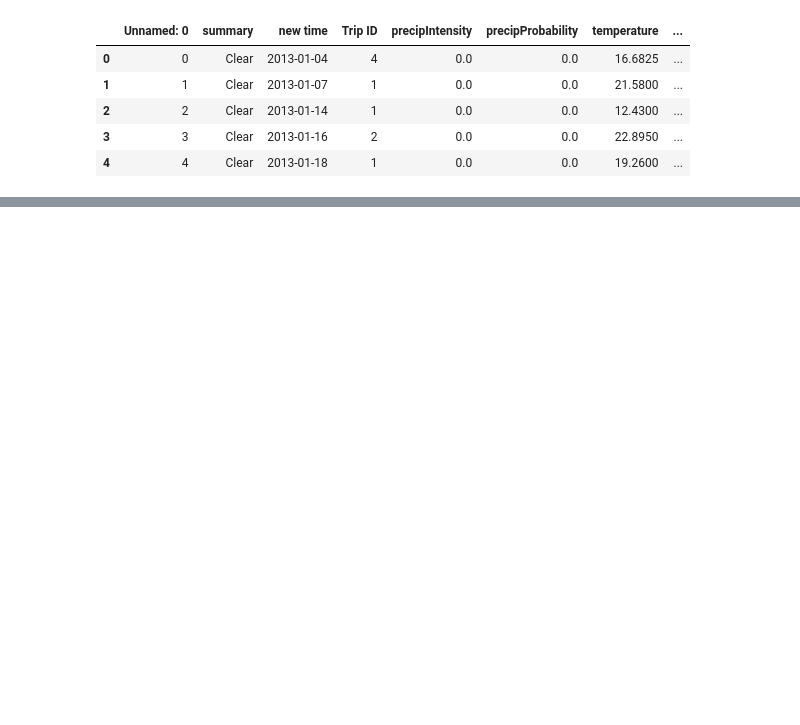
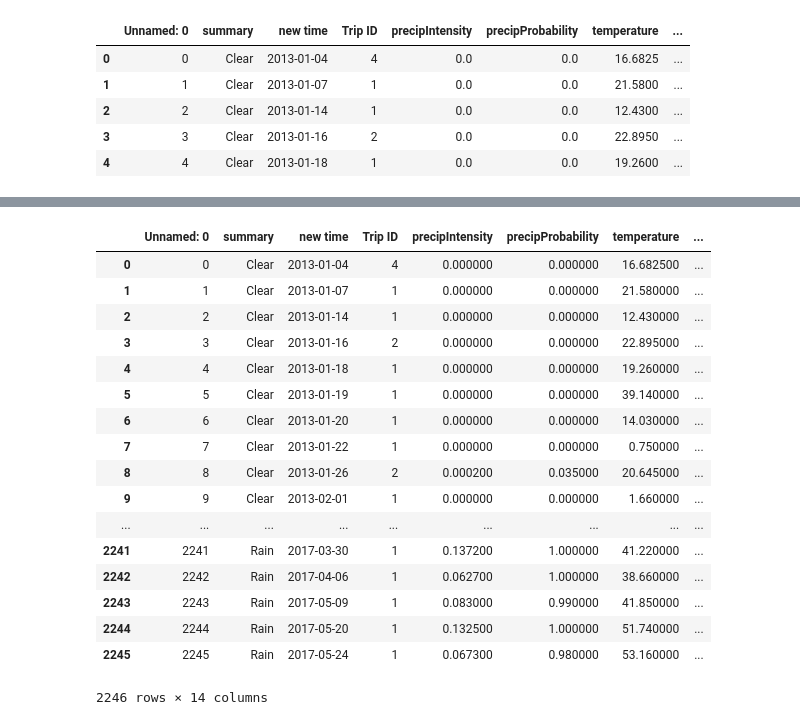
Before and after one commit to peterjorphan/07-project_one, a Jupyter notebook: Visualizations.ipynb, the cells around one changed output, grey strips where cells are left out. Drawn from its saved outputs; the diff is of its cells as text; code cells hidden in the pictures; blank space fills up the shorter version.

```diff
--- a/Visualizations.ipynb
+++ b/Visualizations.ipynb
@@ -28,7 +29,7 @@ df_summary_expanded_date = df_summary.join(df_expanded_date, how="outer")
 
 # df = df.rename(columns={'oldName1': 'newName1', 'oldName2': 'newName2'})
 
-df_summary_expanded_date = df_summary_expanded_date.rename(columns={"0": "Year", "1": "Month", "2": "Day"})
+df_summary_expanded_date = df_summary_expanded_date.rename(columns={0: "Year", 1: "Month", 2: "Day"})
 df_summary_expanded_date.head()
 # %% [output]
 |  | Unnamed: 0 | summary | new time | Trip ID | precipIntensity | precipProbability | temperature | ... |
@@ -39,0 +74,37 @@ df_summary_expanded_date.head()
+# %%
+# conditions = [
+#     (df['Set'] == 'Z') & (df['Type'] == 'A'),
+#     (df['Set'] == 'Z') & (df['Type'] == 'B'),
+#     (df['Type'] == 'B')]
+# choices = ['yellow', 'blue', 'purple']
+# df['color'] = np.select(conditions, choices, default='black')
+
+
+conditions = [
+    (df_summary_expanded_date["Month"].any == 1 or 2 or 3 or 11 or 12),
+    (df_summary_expanded_date["Month"].any == 4 or 5 or 6),
+    (df_summary_expanded_date["Month"].any == 7 or 8),
+    (df_summary_expanded_date["Month"].any == 9 or 10)]
+choices = ["Winter", "Spring", "Summer", "Fall"]
+df_summary_expanded_date["Season"] = np.select(conditions, choices)
+
+df_summary_expanded_date
+# %% [output]
+|  | Unnamed: 0 | summary | new time | Trip ID | precipIntensity | precipProbability | temperature | ... |
+| 0 | 0 | Clear | 2013-01-04 | 4 | 0.000000 | 0.000000 | 16.682500 | ... |
+| 1 | 1 | Clear | 2013-01-07 | 1 | 0.000000 | 0.000000 | 21.580000 | ... |
+| 2 | 2 | Clear | 2013-01-14 | 1 | 0.000000 | 0.000000 | 12.430000 | ... |
+| 3 | 3 | Clear | 2013-01-16 | 2 | 0.000000 | 0.000000 | 22.895000 | ... |
+| 4 | 4 | Clear | 2013-01-18 | 1 | 0.000000 | 0.000000 | 19.260000 | ... |
+| 5 | 5 | Clear | 2013-01-19 | 1 | 0.000000 | 0.000000 | 39.140000 | ... |
+| 6 | 6 | Clear | 2013-01-20 | 1 | 0.000000 | 0.000000 | 14.030000 | ... |
+| 7 | 7 | Clear | 2013-01-22 | 1 | 0.000000 | 0.000000 | 0.750000 | ... |
+| 8 | 8 | Clear | 2013-01-26 | 2 | 0.000200 | 0.035000 | 20.645000 | ... |
+| 9 | 9 | Clear | 2013-02-01 | 1 | 0.000000 | 0.000000 | 1.660000 | ... |
+| ... | ... | ... | ... | ... | ... | ... | ... | ... |
+| 2241 | 2241 | Rain | 2017-03-30 | 1 | 0.137200 | 1.000000 | 41.220000 | ... |
+| 2242 | 2242 | Rain | 2017-04-06 | 1 | 0.062700 | 1.000000 | 38.660000 | ... |
+| 2243 | 2243 | Rain | 2017-05-09 | 1 | 0.083000 | 0.990000 | 41.850000 | ... |
+| 2244 | 2244 | Rain | 2017-05-20 | 1 | 0.132500 | 1.000000 | 51.740000 | ... |
+| 2245 | 2245 | Rain | 2017-05-24 | 1 | 0.067300 | 0.980000 | 53.160000 | ... |
+2246 rows × 14 columns
```
Also changed, not shown: parts of 3 cells of this notebook, 1 other file.
